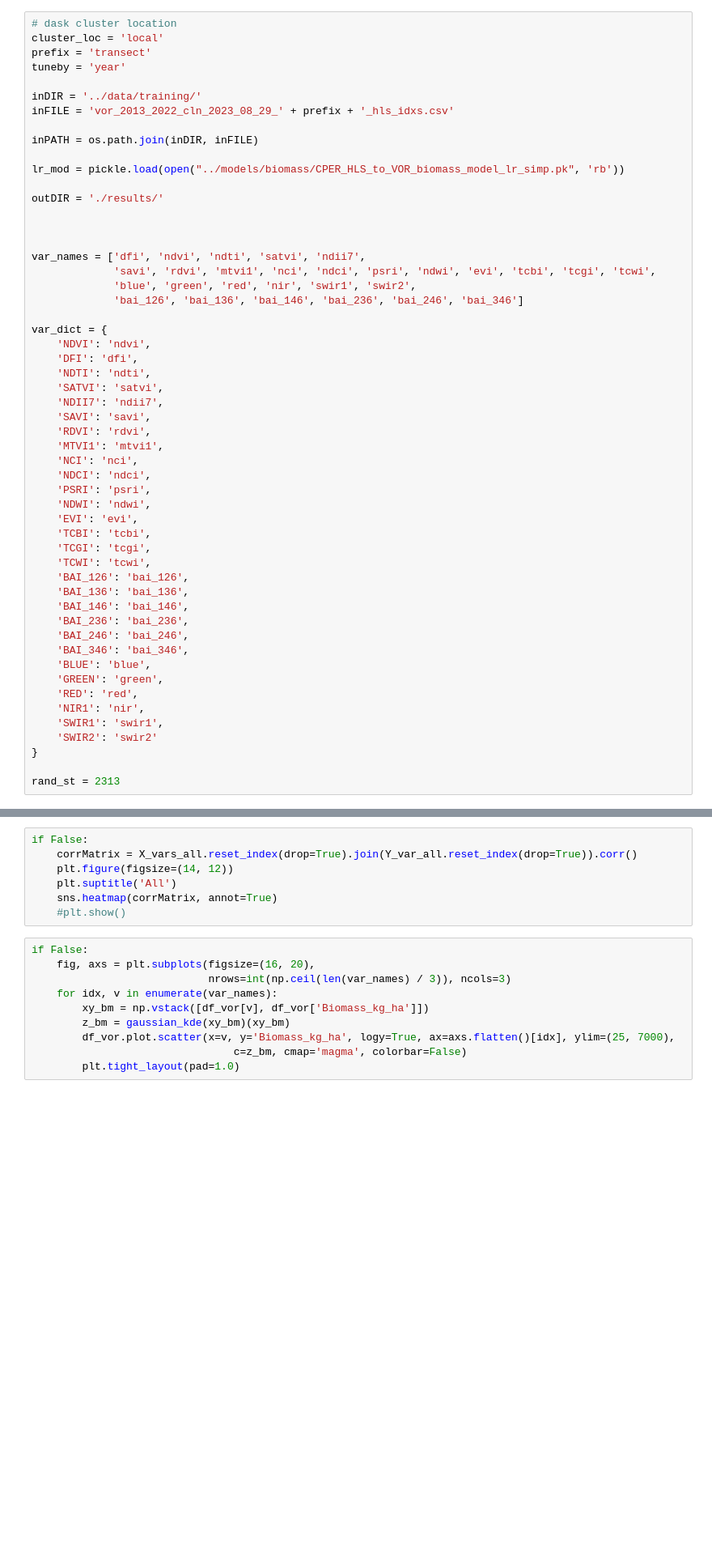
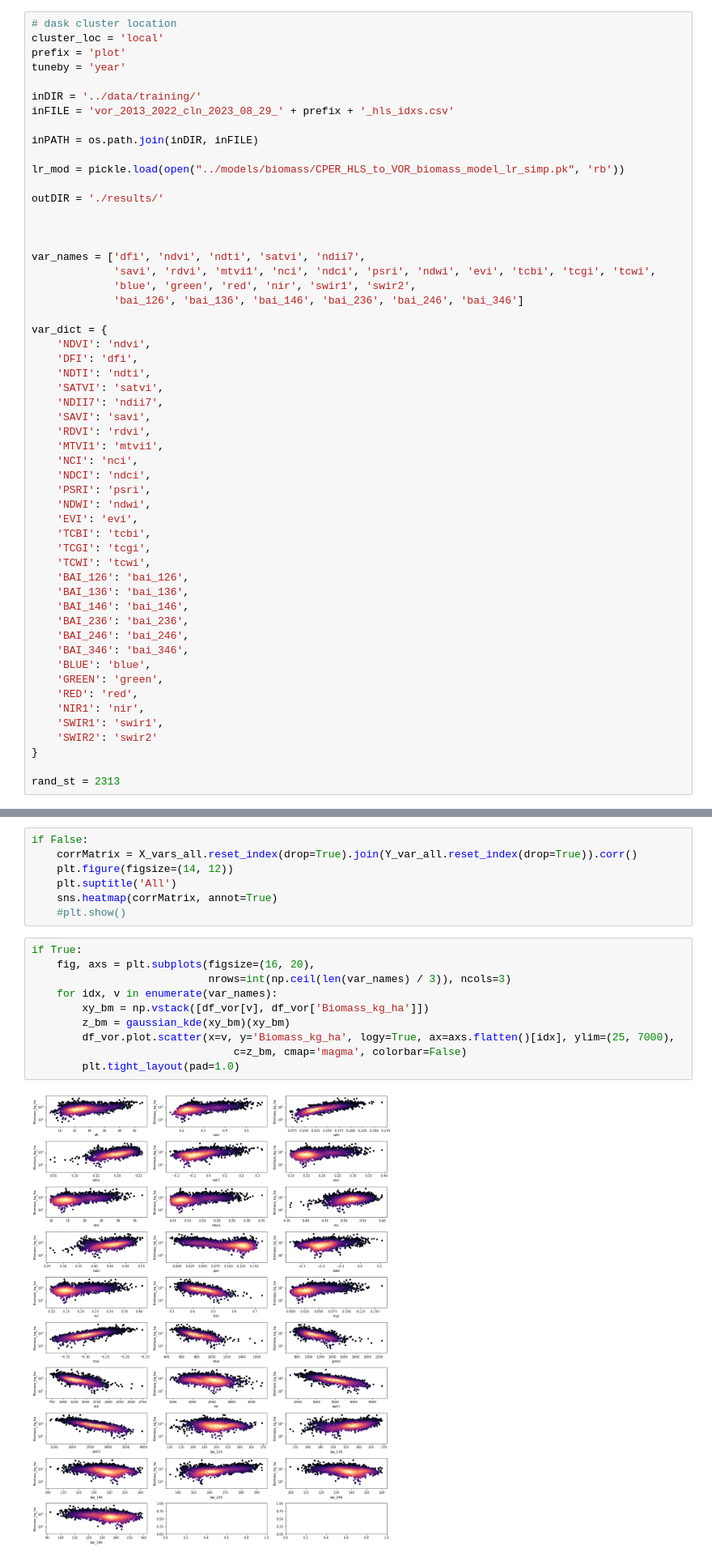
Before and after one commit to kearney-sp/cper_hls_veg_models, a Jupyter notebook: biomass/fit_ml_models_hls_vor_bm.ipynb, the cells around one changed output, grey strips where cells are left out. Shown: that part at 81% size. Saved outputs shown, nothing was run; the diff lists cells and outputs as text; blank space fills up the shorter version.

```diff
--- a/biomass/fit_ml_models_hls_vor_bm.ipynb
+++ b/biomass/fit_ml_models_hls_vor_bm.ipynb
@@ -17,7 +17,7 @@ from sklearn.metrics import r2_score
 # %%
 # dask cluster location
 cluster_loc = 'local'
-prefix = 'transect'
+prefix = 'plot'
 tuneby = 'year'
 
 inDIR = '../data/training/'
@@ -175,15 +175,17 @@ if False:
     sns.heatmap(corrMatrix, annot=True)
     #plt.show()
 # %%
-if False:
+if True:
     fig, axs = plt.subplots(figsize=(16, 20),
                             nrows=int(np.ceil(len(var_names) / 3)), ncols=3)
     for idx, v in enumerate(var_names):
         xy_bm = np.vstack([df_vor[v], df_vor['Biomass_kg_ha']])
         z_bm = gaussian_kde(xy_bm)(xy_bm)
         df_vor.plot.scatter(x=v, y='Biomass_kg_ha', logy=True, ax=axs.flatten()[idx], ylim=(25, 7000),
                                 c=z_bm, cmap='magma', colorbar=False)
         plt.tight_layout(pad=1.0)
+# %% [output]
+[figure, added]
 # %%
 from sklearn.neural_network import MLPRegressor
 from sklearn.ensemble import GradientBoostingRegressor
```
Also changed, not shown: parts of 9 cells of this notebook, 13 other files.
